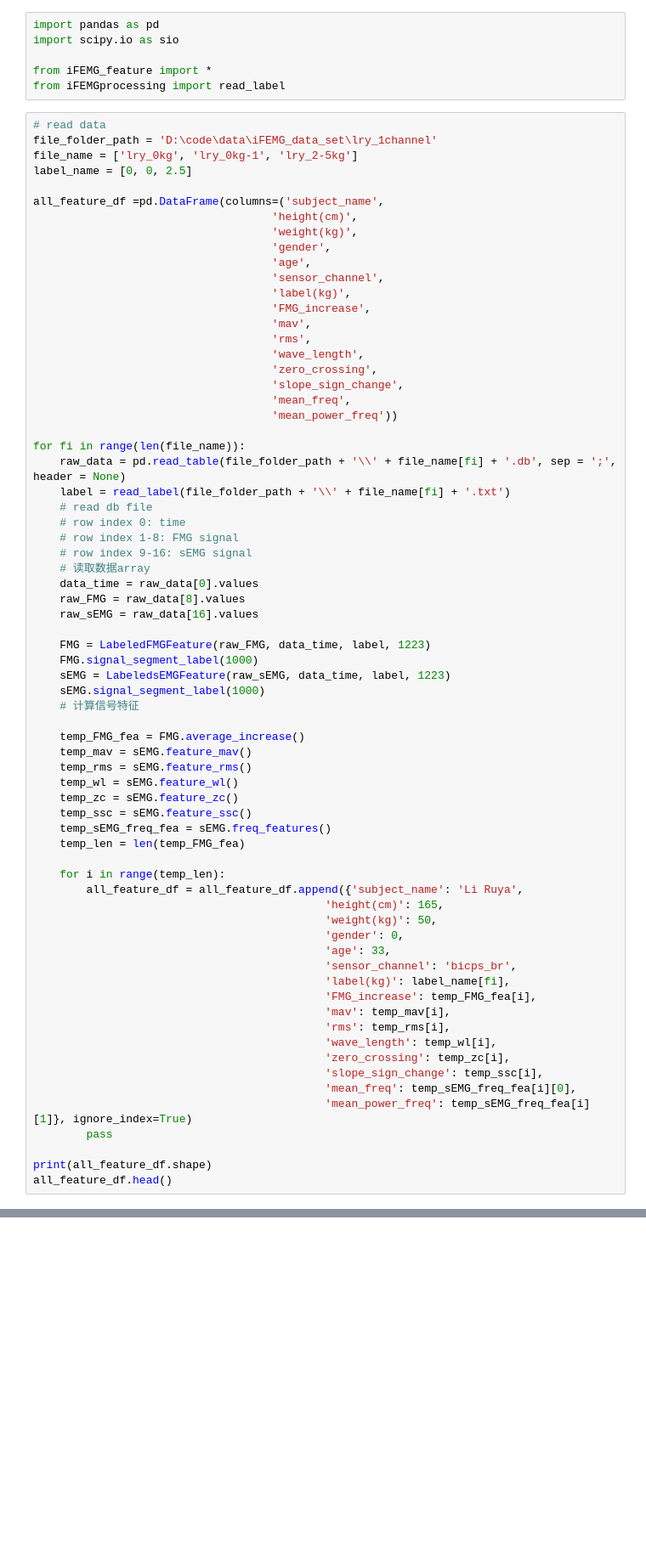
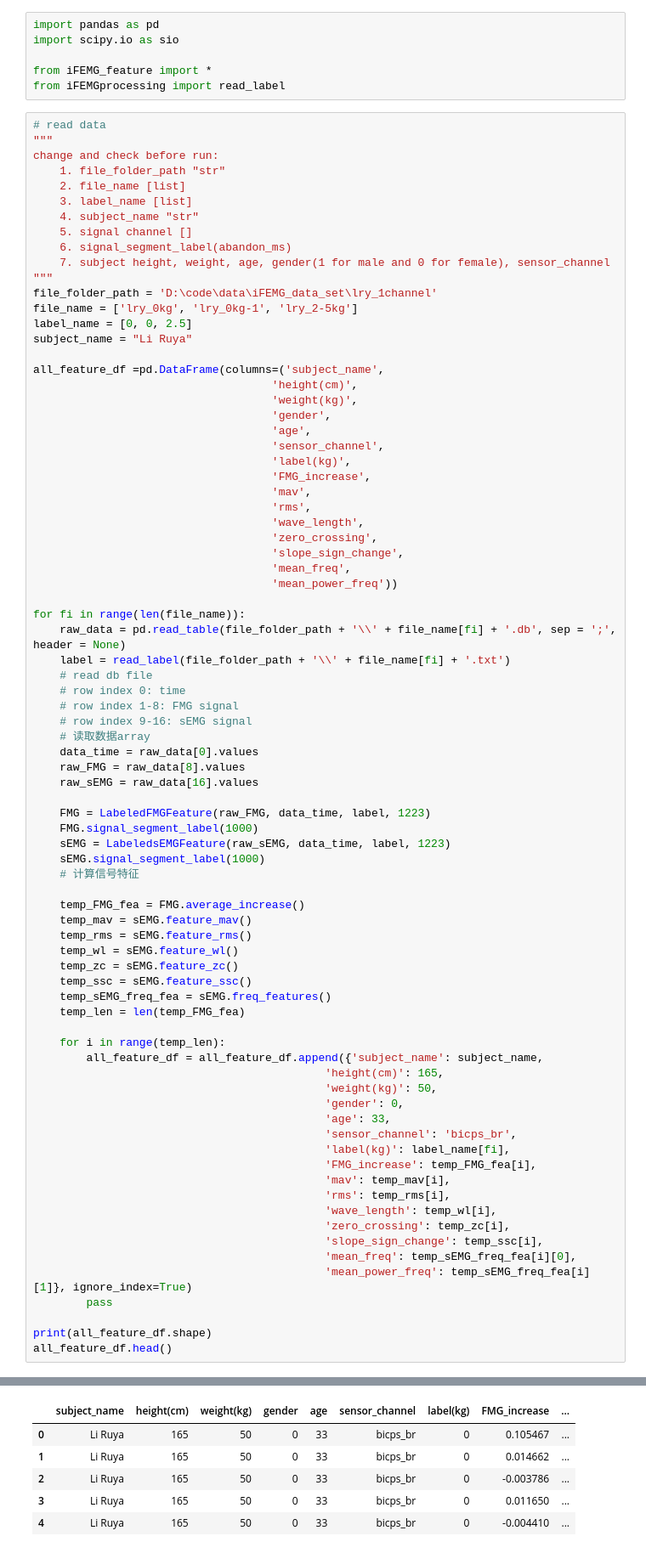
Before and after one commit to WynminMark/FMG-sEMG-processing, a Jupyter notebook: form_data_set.ipynb, the cells around one changed output, grey strips where cells are left out. Shown at 85% size. Cells and saved outputs as stored; diff of their text form; blank space fills up the shorter version.

```diff
--- a/form_data_set.ipynb
+++ b/form_data_set.ipynb
@@ -6,9 +6,20 @@ from iFEMG_feature import *
 from iFEMGprocessing import read_label
 # %%
 # read data
+"""
+change and check before run:
+    1. file_folder_path "str"
+    2. file_name [list]
+    3. label_name [list]
+    4. subject_name "str"
+    5. signal channel []
+    6. signal_segment_label(abandon_ms)
+    7. subject height, weight, age, gender(1 for male and 0 for female), sensor_channel
+"""
 file_folder_path = 'D:\code\data\iFEMG_data_set\lry_1channel'
 file_name = ['lry_0kg', 'lry_0kg-1', 'lry_2-5kg']
 label_name = [0, 0, 2.5]
+subject_name = "Li Ruya"
 
 all_feature_df =pd.DataFrame(columns=('subject_name',
                                     'height(cm)',
@@ -54,7 +65,7 @@ for fi in range(len(file_name)):
     temp_len = len(temp_FMG_fea)
 
     for i in range(temp_len):
-        all_feature_df = all_feature_df.append({'subject_name': 'Li Ruya',
+        all_feature_df = all_feature_df.append({'subject_name': subject_name,
                                             'height(cm)': 165,
                                             'weight(kg)': 50,
                                             'gender': 0,
@@ -73,3 +84,4 @@ for fi in range(len(file_name)):
 
 print(all_feature_df.shape)
 all_feature_df.head()
+# %% [output]
@@ -75,0 +89,6 @@ all_feature_df.head()
+|  | subject_name | height(cm) | weight(kg) | gender | age | sensor_channel | label(kg) | FMG_increase | ... |
+| 0 | Li Ruya | 165 | 50 | 0 | 33 | bicps_br | 0 | 0.105467 | ... |
+| 1 | Li Ruya | 165 | 50 | 0 | 33 | bicps_br | 0 | 0.014662 | ... |
+| 2 | Li Ruya | 165 | 50 | 0 | 33 | bicps_br | 0 | -0.003786 | ... |
+| 3 | Li Ruya | 165 | 50 | 0 | 33 | bicps_br | 0 | 0.011650 | ... |
+| 4 | Li Ruya | 165 | 50 | 0 | 33 | bicps_br | 0 | -0.004410 | ... |
```
Also changed, not shown: parts of 4 cells of this notebook, 6 other files.
